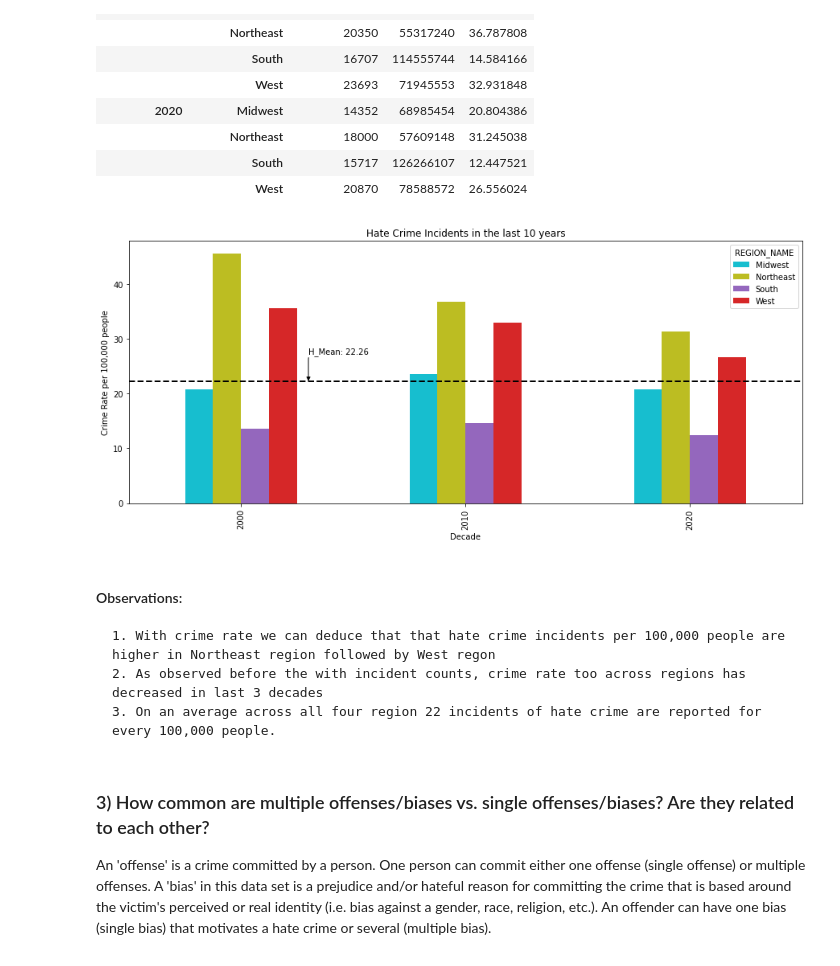
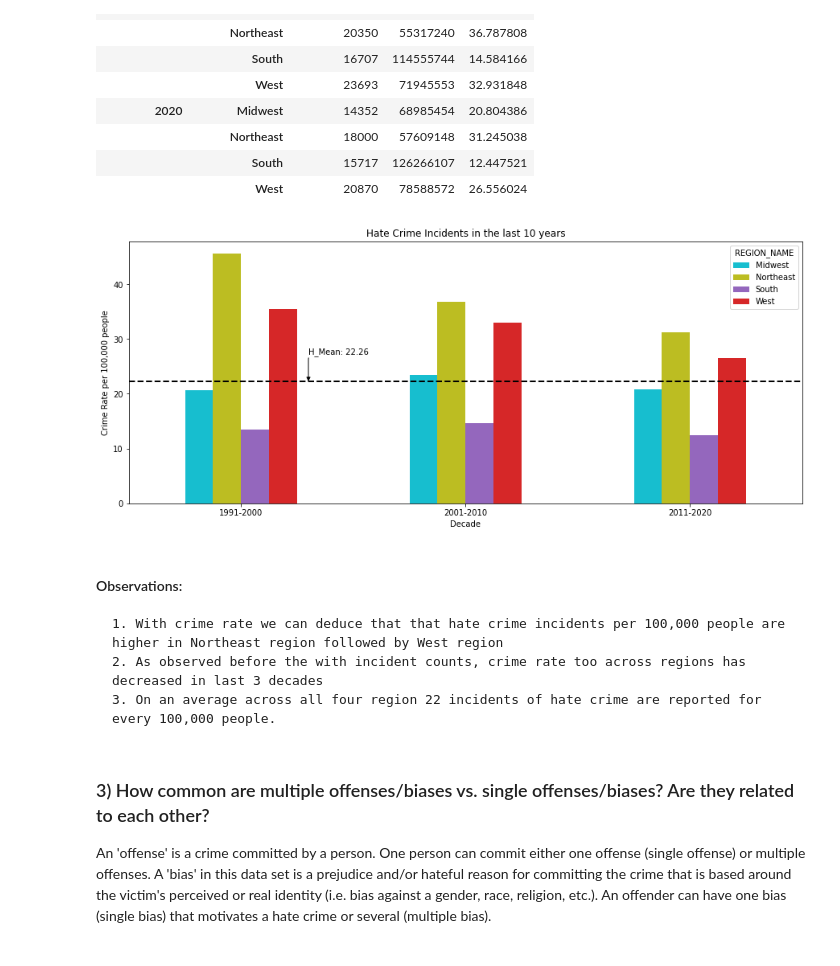
Before and after one commit to artolon/Exploratory_Analysis_Project, a Jupyter notebook: Hate_Crime_Analysis_by_AT_SM.ipynb, the cells around one changed output. Drawn from its saved outputs; the diff is of its cells as text; code cells hidden in the pictures.

```diff
--- a/Hate_Crime_Analysis_by_AT_SM.ipynb
+++ b/Hate_Crime_Analysis_by_AT_SM.ipynb
@@ -429,23 +447,26 @@ region_incident_df
 # %%
 # Plotting for decadal crime rate data
 
 ax5 = region_incident_df["crime_rate"].unstack(fill_value=0).plot.bar(figsize=(15,6),color=color_region)
 
 ax5.set_xlabel("Decade")
+ax5.set_xticklabels(["1991-2000","2001-2010","2011-2020"])
 ax5.set_ylabel("Crime Rate per 100,000 people")
 ax5.set_title("Hate Crime Incidents in the last 10 years")
+plt.xticks(rotation=0)
 
 ym = stats.hmean(region_incident_df["crime_rate"])
 ax5.axhline(ym, color='black', linewidth=2, linestyle = '--')
 ax5.annotate('H_Mean: {:0.2f}'.format(ym), xy=(0.3, ym), xytext=(0.3,ym+5),arrowprops=dict(arrowstyle='-|>', fc='black', shrinkA=0, shrinkB=0,
                             connectionstyle='angle,angleA=0,angleB=90,rad=10'))
 
+plt.savefig("crime_rate_per_decade.png")
 plt.show()
 # %% [output]
-[figure, old version]
+[figure, new version]
 # %% [markdown]
 #### Observations:
-    1. With crime rate we can deduce that that hate crime incidents per 100,000 people are higher in Northeast region followed by West regon
+    1. With crime rate we can deduce that that hate crime incidents per 100,000 people are higher in Northeast region followed by West region
     2. As observed before the with incident counts, crime rate too across regions has decreased in last 3 decades
     3. On an average across all four region 22 incidents of hate crime are reported for every 100,000 people.
 # %%
```
Also changed, not shown: parts of 7 cells of this notebook.
